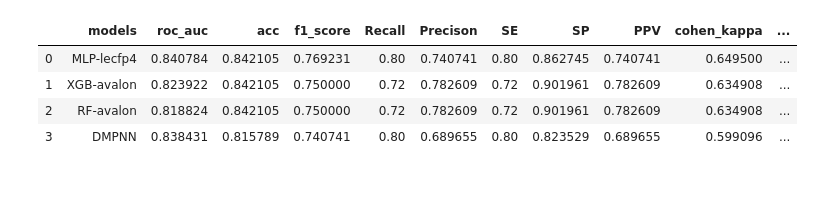
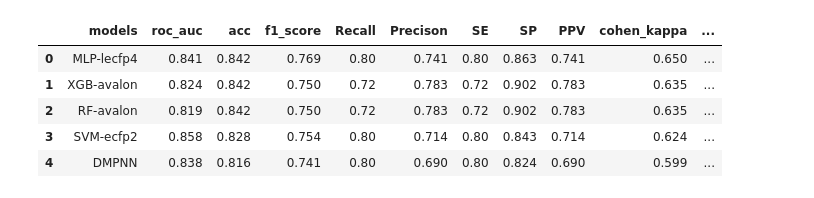
Before and after one commit to sirimullalab/biasNet, a Jupyter notebook: scripts/notebooks/biasnet_clean_plot.ipynb, the cells around one changed output. Saved outputs shown, nothing was run; the diff lists cells and outputs as text; code cells hidden in the pictures.

Commit message:
update test set results plot

```diff
--- a/scripts/notebooks/biasnet_clean_plot.ipynb
+++ b/scripts/notebooks/biasnet_clean_plot.ipynb
@@ -7,14 +7,15 @@ from cycler import cycler
 %config InlineBackend.figure_format = 'svg'
 %matplotlib inline
 # %%
-df = pd.read_csv('best_result_class_all.csv')
+df = pd.read_csv('../../results/best_results_class_all_round.csv')
 df
 # %% [output]
 |  | models | roc_auc | acc | f1_score | Recall | Precison | SE | SP | PPV | cohen_kappa | ... |
-| 0 | MLP-lecfp4 | 0.840784 | 0.842105 | 0.769231 | 0.80 | 0.740741 | 0.80 | 0.862745 | 0.740741 | 0.649500 | ... |
-| 1 | XGB-avalon | 0.823922 | 0.842105 | 0.750000 | 0.72 | 0.782609 | 0.72 | 0.901961 | 0.782609 | 0.634908 | ... |
-| 2 | RF-avalon | 0.818824 | 0.842105 | 0.750000 | 0.72 | 0.782609 | 0.72 | 0.901961 | 0.782609 | 0.634908 | ... |
-| 3 | DMPNN | 0.838431 | 0.815789 | 0.740741 | 0.80 | 0.689655 | 0.80 | 0.823529 | 0.689655 | 0.599096 | ... |
+| 0 | MLP-lecfp4 | 0.841 | 0.842 | 0.769 | 0.80 | 0.741 | 0.80 | 0.863 | 0.741 | 0.650 | ... |
+| 1 | XGB-avalon | 0.824 | 0.842 | 0.750 | 0.72 | 0.783 | 0.72 | 0.902 | 0.783 | 0.635 | ... |
+| 2 | RF-avalon | 0.819 | 0.842 | 0.750 | 0.72 | 0.783 | 0.72 | 0.902 | 0.783 | 0.635 | ... |
+| 3 | SVM-ecfp2 | 0.858 | 0.828 | 0.754 | 0.80 | 0.714 | 0.80 | 0.843 | 0.714 | 0.624 | ... |
+| 4 | DMPNN | 0.838 | 0.816 | 0.741 | 0.80 | 0.690 | 0.80 | 0.824 | 0.690 | 0.599 | ... |
 # %%
 F1 = df['f1_score'].to_list()
 Precision = df['Precison'].to_list()
```
Also changed, not shown: parts of 2 cells of this notebook, 3 other files.
